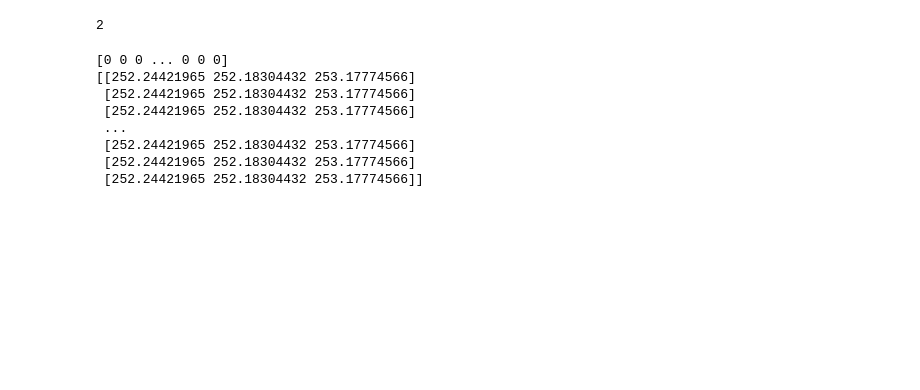
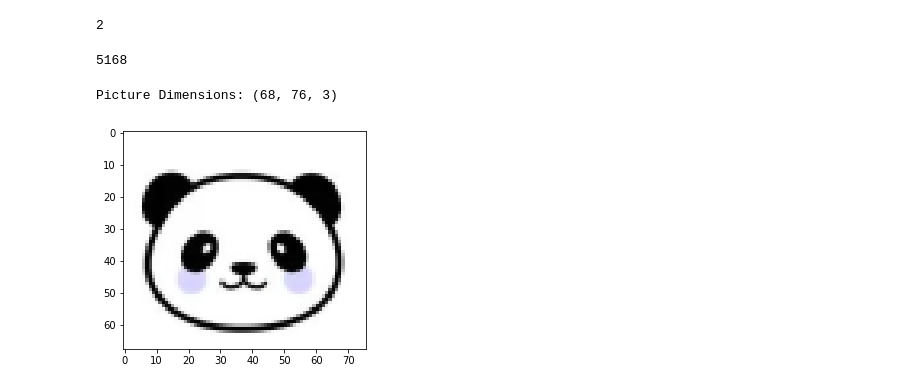
Before and after one commit to Comment-XD/IMG_to_Minecraft_Murall, a Jupyter notebook: pic_machine-checkpoint.ipynb, the cells around one changed output. Drawn from its saved outputs; the diff is of its cells as text; code cells hidden in the pictures; blank space fills up the shorter version.

```diff
--- a/pic_machine-checkpoint.ipynb
+++ b/pic_machine-checkpoint.ipynb
@@ -27,32 +28,41 @@ best_size
 # results = {}
 # for size in num_clusters:
 
-size = 3
+size = 5
 model = KMeans(n_clusters = size).fit(X)
 predictions = model.predict(X)
-# results[size] = silhouette_score(X, predictions)
 
-# best_size = max(results, key=results.get)
-# best_size
-print(predictions)
+# print(predictions)
 # prints out the index of the clusters
 
-centroids = model.cluster_centers_
-# centroids
-wool_id = {"white": centroids[0],
-         "black": centroids[1],
-         "light_grey": centroids[2]}
+centroids = np.array(model.cluster_centers_)
+# int_centroids = centroids.astype(int)
+# print(int_centroids)
 
+# wool_id = {"white": [centroids[0]],
+#          "black": [centroids[1]],
+#          "light_grey": [centroids[2]]}
 
-trained_data = [centroids[value] for value in predictions]
-# print(np.array(trained_data))
+trained_data = np.array([centroids[value] for value in predictions])
+print(len(np.array(trained_data)))
 # %% [output]
-[0 0 0 ... 0 0 0]
-[[252.24421965 252.18304432 253.17774566]
- [252.24421965 252.18304432 253.17774566]
- [252.24421965 252.18304432 253.17774566]
- ...
- [252.24421965 252.18304432 253.17774566]
- [252.24421965 252.18304432 253.17774566]
- [252.24421965 252.18304432 253.17774566]]
+5168
+# %%
+pic = cv2.imread("panda.jpg")
+
+scale_percent = 40
+width = int(pic.shape[1] * scale_percent / 100)
+height = int(pic.shape[0] * scale_percent / 100)
+dim = (width, height)
+
+# resize image
+pic = cv2.resize(pic, dim, interpolation = cv2.INTER_AREA)
+plt.imshow(pic)
+height, width, depth = pic.shape
+print("Picture Dimensions:", pic.shape)
+
+img = np.array(pic)
+# %% [output]
+Picture Dimensions: (68, 76, 3)
+[figure, added]
 # %%
```
Also changed, not shown: parts of 5 cells of this notebook, 2 other files.
